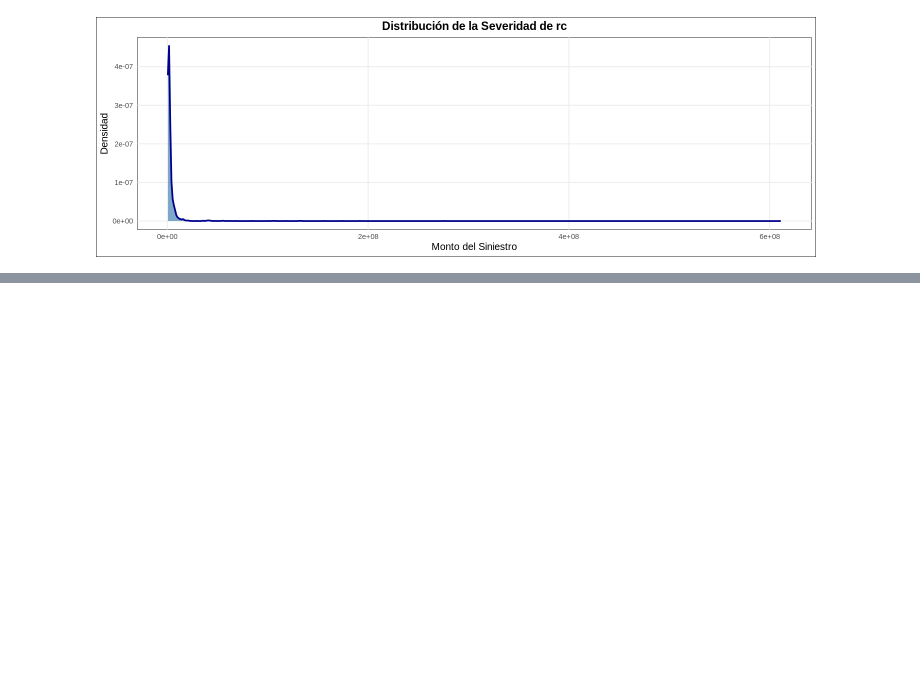
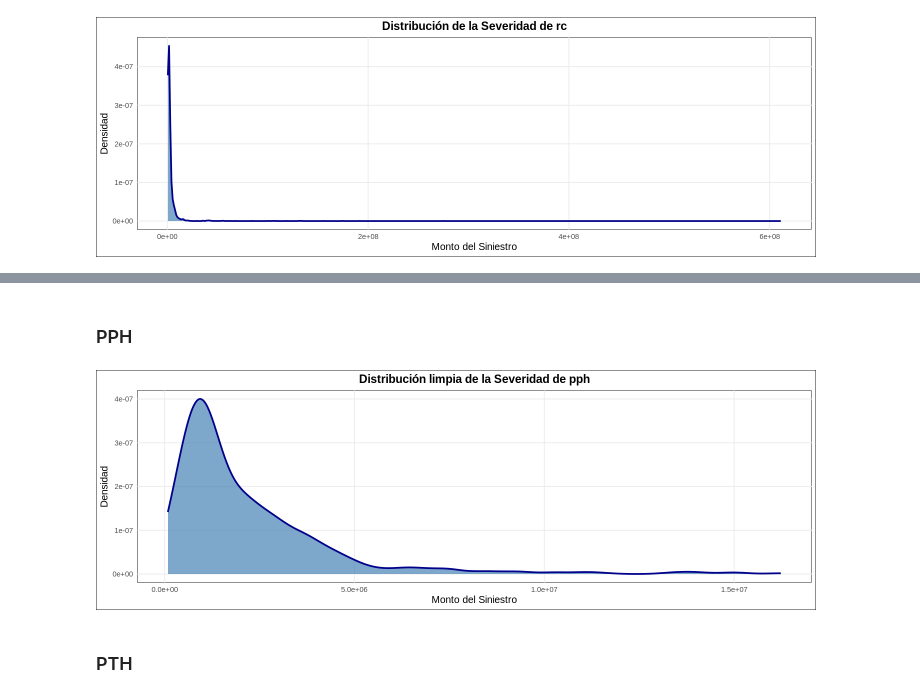
Before and after one commit to RiemannIntegrable/modelo-de-riesgo-colectivo-en-siniestros-de-autos, a Jupyter notebook: notebooks/modelo_de_severidad.ipynb, the cells around one changed output, grey strips where cells are left out. Saved outputs shown, nothing was run; the diff lists cells and outputs as text; code cells hidden in the pictures; blank space fills up the shorter version.

```diff
--- a/notebooks/modelo_de_severidad.ipynb
+++ b/notebooks/modelo_de_severidad.ipynb
@@ -165,0 +138,26 @@ Suma de probabilidades RC: 1
+# %% [markdown]
+### PPH
+# %%
+severidad_pph <- datos_limpios <- Excluir_outliers(pph$x, threshold = 15, silencioso = TRUE)$datos_limpios
+# %%
+  p <- ggplot(data.frame(x = severidad_pph), aes(x = x)) +
+    geom_density(fill = "steelblue", color = "darkblue", alpha = 0.7, size = 1) +
+    labs(title = "Distribución limpia de la Severidad de pph",
+         x = "Monto del Siniestro",
+         y = "Densidad") +
+    theme_minimal() +
+    theme(panel.background = element_rect(fill = "white"),
+          plot.background = element_rect(fill = "white"),
+          panel.grid.minor = element_blank(),
+          plot.title = element_text(hjust = 0.5, size = 14, face = "bold"),
+          axis.title = element_text(size = 12))
+
+  # Mostrar con dimensiones 16:9
+  options(repr.plot.width = 12, repr.plot.height = 4)
+  p
+
+  ggsave("../images/distribucion_severidad_limpia_pph.png", p, width = 16, height = 9, dpi = 300, bg = "white")
+# %% [output]
+[figure, added]
+# %% [markdown]
+### PTH
```
Also changed, not shown: parts of 17 cells of this notebook, 16 other files.
